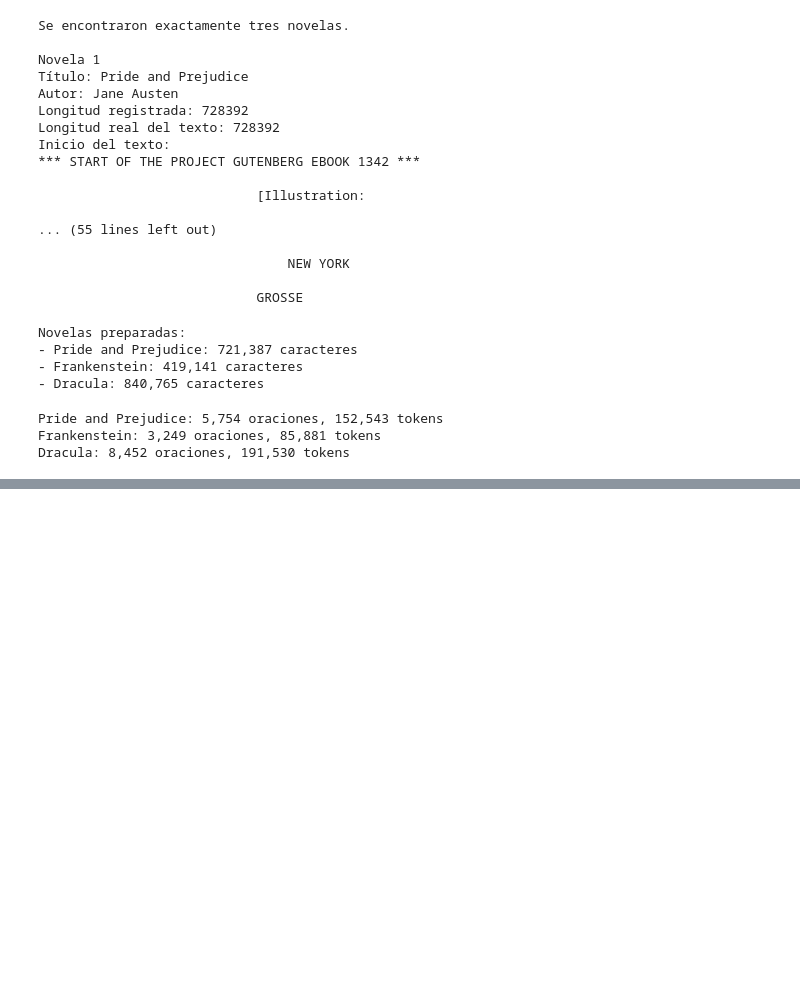
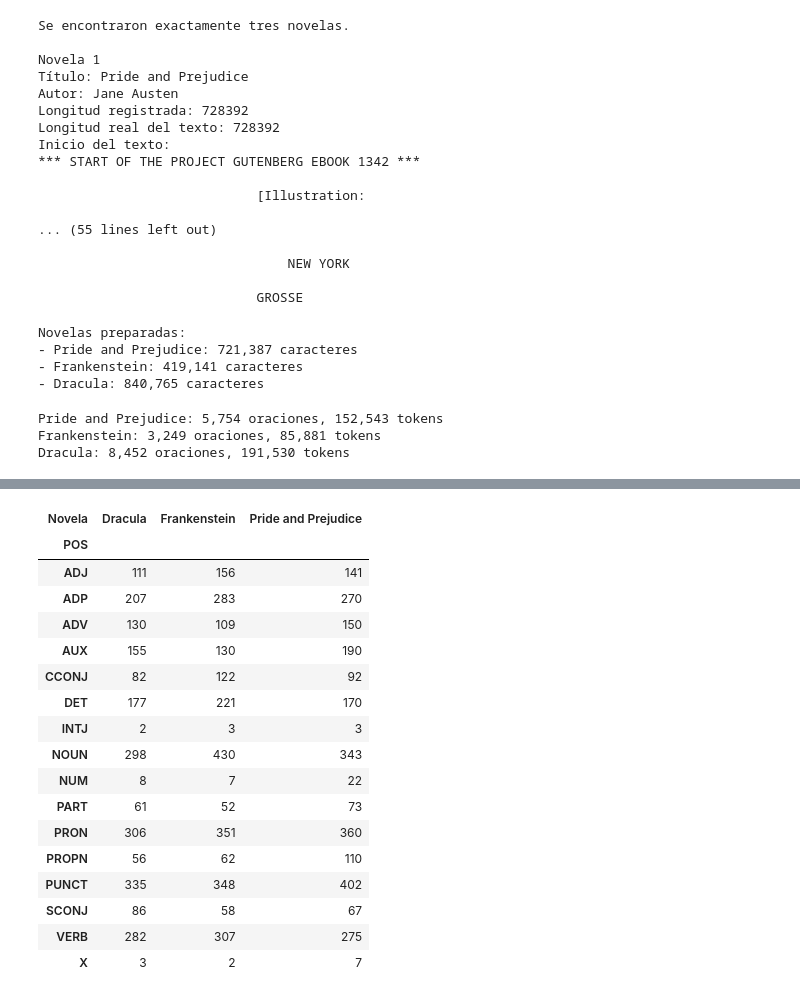
Before and after one commit to gian236/lab6nlp, a Jupyter notebook: lab6.ipynb, the cells around one changed output, grey strips where cells are left out. Drawn from its saved outputs; the diff is of its cells as text; code cells hidden in the pictures; blank space fills up the shorter version.

```diff
--- a/lab6.ipynb
+++ b/lab6.ipynb
@@ -248,0 +339,52 @@ display(tabla_preparacion)
+# %%
+# Calcular la distribución de categorías gramaticales de cada novela.
+# Se excluyen los espacios porque no son tokens lingüísticos.
+
+distribuciones_pos = []
+
+for titulo, doc in docs_muestra.items():
+    contador_pos = Counter(
+        token.pos_
+        for token in doc
+        if not token.is_space
+    )
+
+    total_tokens = sum(contador_pos.values())
+
+    for categoria, frecuencia in contador_pos.items():
+        distribuciones_pos.append({
+            "Novela": titulo,
+            "POS": categoria,
+            "Frecuencia": frecuencia,
+            "Porcentaje": 100 * frecuencia / total_tokens
+        })
+
+tabla_pos = pd.DataFrame(distribuciones_pos)
+
+# Tabla de frecuencias absolutas.
+tabla_pos_pivot = tabla_pos.pivot(
+    index="POS",
+    columns="Novela",
+    values="Frecuencia"
+).fillna(0).astype(int)
+
+display(tabla_pos_pivot)
+# %% [output]
+| Novela | Dracula | Frankenstein | Pride and Prejudice |
+| POS |  |  |  |
+| ADJ | 111 | 156 | 141 |
+| ADP | 207 | 283 | 270 |
+| ADV | 130 | 109 | 150 |
+| AUX | 155 | 130 | 190 |
+| CCONJ | 82 | 122 | 92 |
+| DET | 177 | 221 | 170 |
+| INTJ | 2 | 3 | 3 |
+| NOUN | 298 | 430 | 343 |
+| NUM | 8 | 7 | 22 |
+| PART | 61 | 52 | 73 |
+| PRON | 306 | 351 | 360 |
+| PROPN | 56 | 62 | 110 |
+| PUNCT | 335 | 348 | 402 |
+| SCONJ | 86 | 58 | 67 |
+| VERB | 282 | 307 | 275 |
+| X | 3 | 2 | 7 |
```
Also changed, not shown: parts of 5 cells of this notebook.
